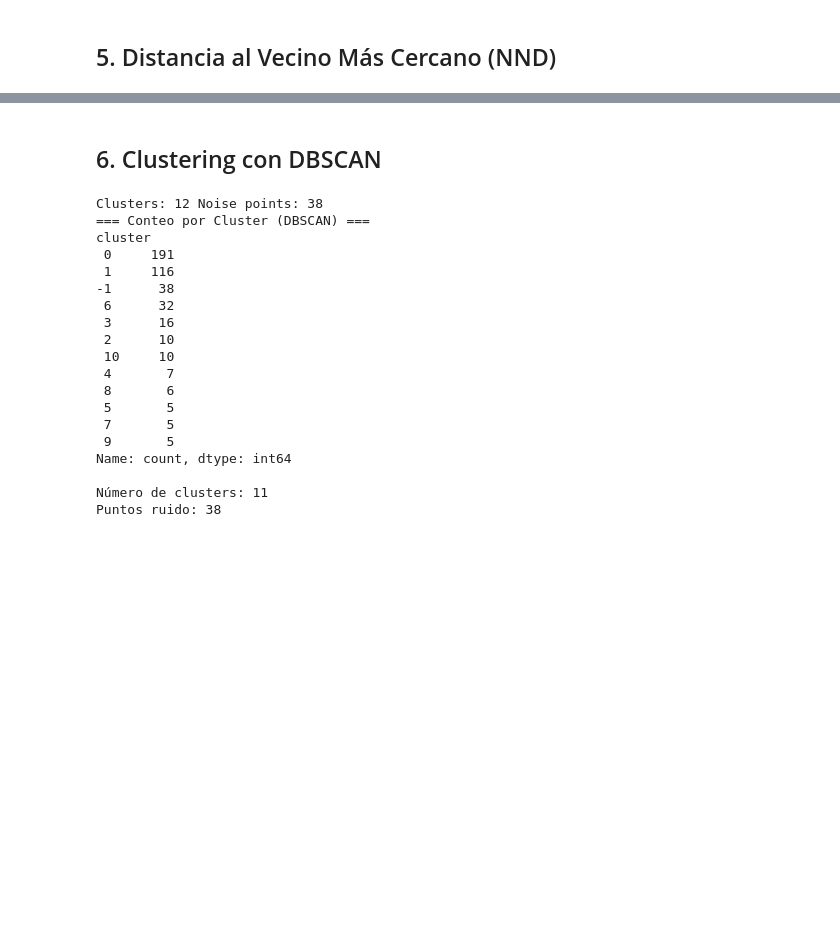
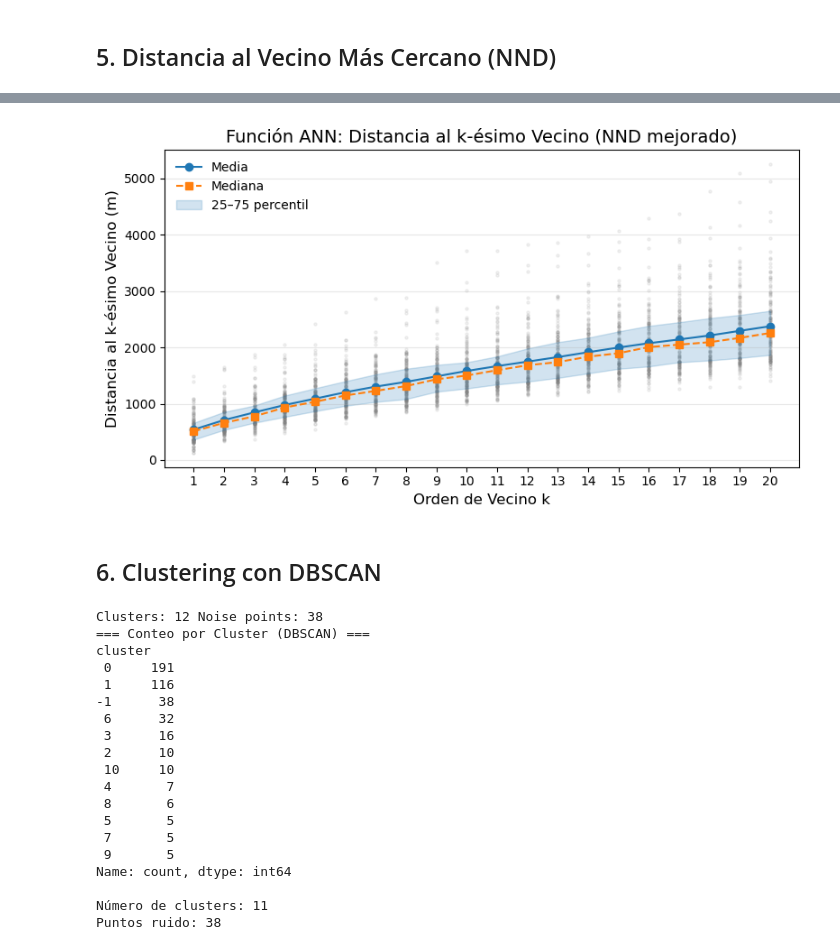
Before and after one commit to DanielZambrano00/Analisis-Geoespacial, a Jupyter notebook: Codigos/Analisis_Puntos.ipynb, the cells around one changed output, grey strips where cells are left out. Saved outputs shown, nothing was run; the diff lists cells and outputs as text; code cells hidden in the pictures; blank space fills up the shorter version.

```diff
--- a/Codigos/Analisis_Puntos.ipynb
+++ b/Codigos/Analisis_Puntos.ipynb
@@ -121,3 +133,57 @@ Name: nnd, dtype: float64
+# %%
+# 1) Eliminar duplicados exactos para no tener distancias cero en k=1
+gdf_unique = gdf_web.drop_duplicates(subset='geometry').copy()
+
+# 2) Prepara coordenadas únicas y añade jitter minúsculo (0.01 m)
+coords_u = np.vstack([gdf_unique.geometry.x, gdf_unique.geometry.y]).T
+coords_u_j = coords_u + np.random.normal(scale=0.01, size=coords_u.shape)
+
+# 3) Configura hasta qué orden de vecinos (incluye el propio)
+max_order = 20
+nn = NearestNeighbors(n_neighbors=max_order+1).fit(coords_u_j)
+
+# 4) Calcula las distancias
+dist_u, _ = nn.kneighbors(coords_u_j)
+
+# 5) Distancias al k-ésimo vecino (descarta la columna 0)
+d_k = dist_u[:, 1:]  # shape = (n_unique, max_order)
+
+# 6) Estadísticos por orden de vecino
+orders = np.arange(1, max_order+1)
+mean_d = d_k.mean(axis=0)
+p25, p75 = np.percentile(d_k, [25,75], axis=0)
+
+# 7) Gráfico
+fig, ax = plt.subplots(figsize=(8,4.5))
+
+# 7a) Nube de puntos con marker pequeño y muy transparente
+for k in orders:
+    ax.scatter(
+        np.full(d_k.shape[0], k),
+        d_k[:, k-1],
+        s=5, c='gray', alpha=0.1, marker='o'
+    )
+
+# 7b) Media (línea sólida) y mediana (línea discontinua)
+median_d = np.percentile(d_k, 50, axis=0)
+ax.plot(orders, mean_d, '-o', color='tab:blue', label='Media')
+ax.plot(orders, median_d, '--s', color='tab:orange', label='Mediana')
+
+# 7c) Banda IQR
+ax.fill_between(orders, p25, p75, color='tab:blue', alpha=0.2, label='25–75 percentil')
+
+# 8) Ajustes finales
+ax.set_xlabel('Orden de Vecino k', fontsize=12)
+ax.set_ylabel('Distancia al k-ésimo Vecino (m)', fontsize=12)
+ax.set_title('Función ANN: Distancia al k-ésimo Vecino (NND mejorado)', fontsize=14)
+ax.set_xticks(orders)
+ax.legend(frameon=False, fontsize=10)
+ax.grid(axis='y', alpha=0.3)
+
+plt.tight_layout()
+plt.show()
+# %% [output]
+[figure, added]
 # %% [markdown]
 ## 6. Clustering con DBSCAN
 # %%
```
Also changed, not shown: parts of 14 cells of this notebook.
